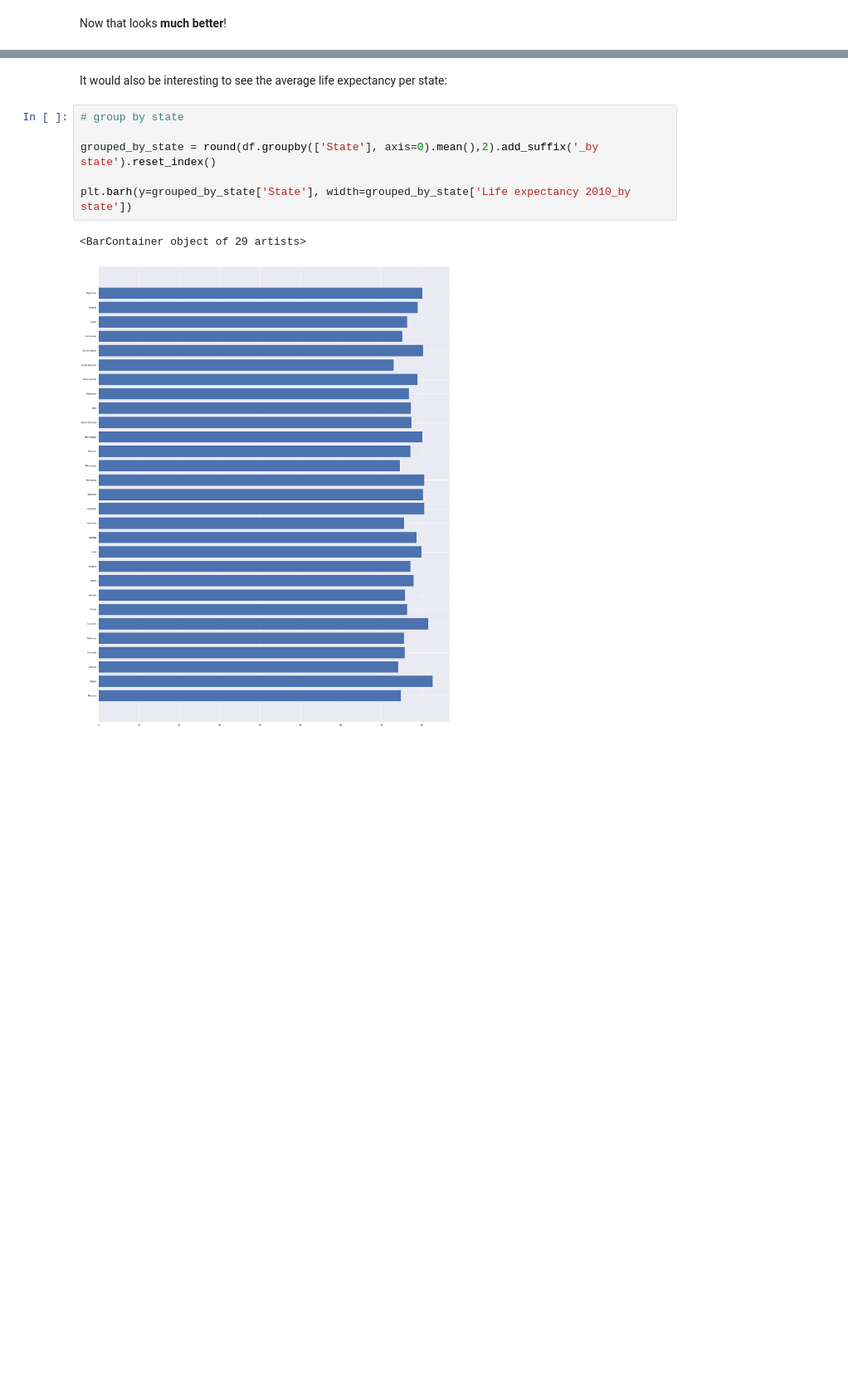
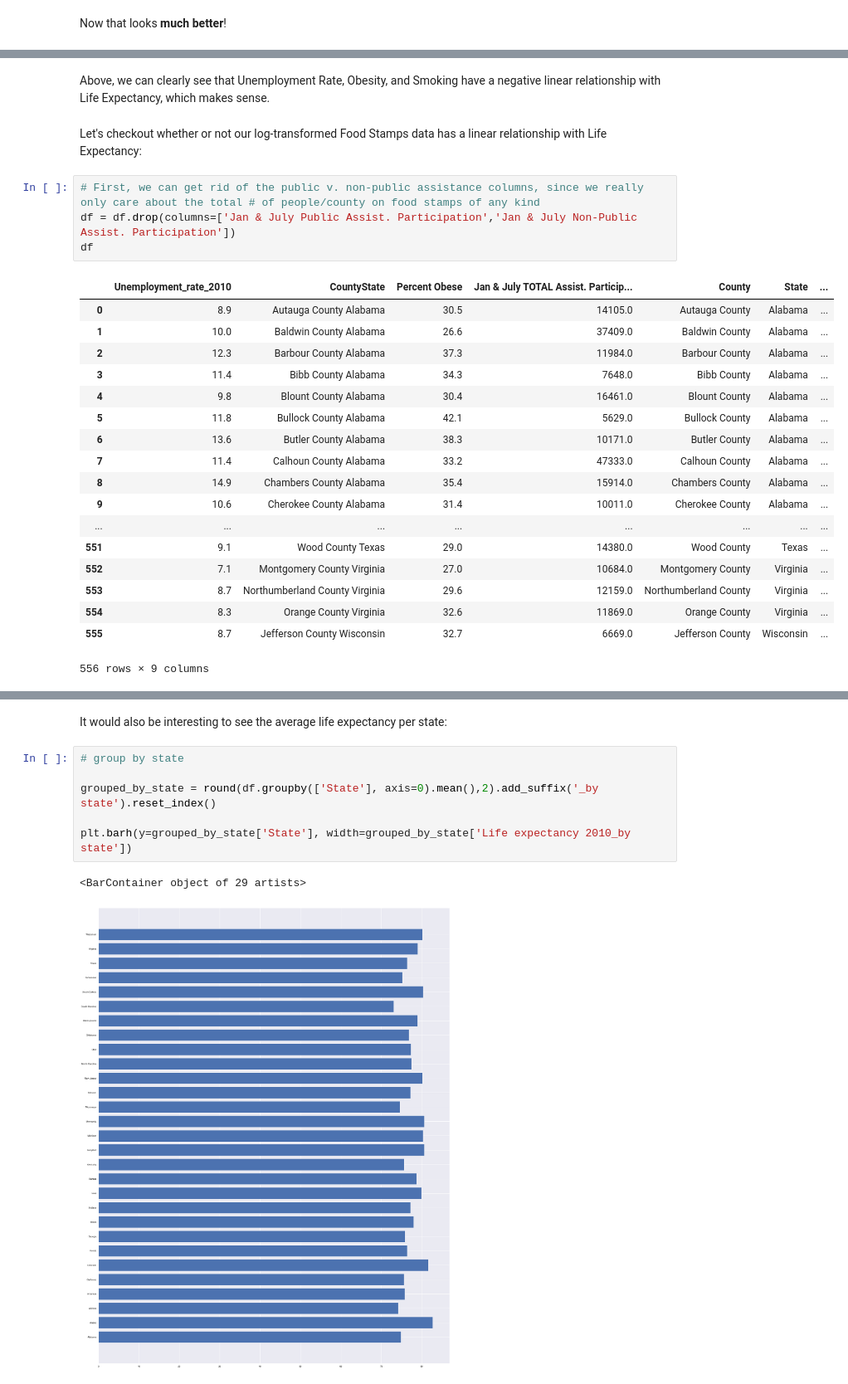
Before and after one commit to aulorbe/Life-Expectancy-In-The-US, a Jupyter notebook: EDA_initial.ipynb, the cells around one changed output, grey strips where cells are left out. Shown at 83% size. Cells and saved outputs as stored; diff of their text form; blank space fills up the shorter version.

```diff
--- a/EDA_initial.ipynb
+++ b/EDA_initial.ipynb
@@ -113,0 +118,27 @@ In order to run a linear regression analysis, our data needs to meet three crite
+# %% [markdown]
+Above, we can clearly see that Unemployment Rate, Obesity, and Smoking have a negative linear relationship with Life Expectancy, which makes sense.
+# %% [markdown]
+Let's checkout whether or not our log-transformed Food Stamps data has a linear relationship with Life Expectancy:
+# %%
+# First, we can get rid of the public v. non-public assistance columns, since we really only care about the total # of people/county on food stamps of any kind
+df = df.drop(columns=['Jan & July Public Assist. Participation','Jan & July Non-Public Assist. Participation'])
+df
+# %% [output]
+|  | Unemployment_rate_2010 | CountyState | Percent Obese | Jan & July TOTAL Assist. Particip... | County | State | ... |
+| 0 | 8.9 | Autauga County Alabama | 30.5 | 14105.0 | Autauga County | Alabama | ... |
+| 1 | 10.0 | Baldwin County Alabama | 26.6 | 37409.0 | Baldwin County | Alabama | ... |
+| 2 | 12.3 | Barbour County Alabama | 37.3 | 11984.0 | Barbour County | Alabama | ... |
+| 3 | 11.4 | Bibb County Alabama | 34.3 | 7648.0 | Bibb County | Alabama | ... |
+| 4 | 9.8 | Blount County Alabama | 30.4 | 16461.0 | Blount County | Alabama | ... |
+| 5 | 11.8 | Bullock County Alabama | 42.1 | 5629.0 | Bullock County | Alabama | ... |
+| 6 | 13.6 | Butler County Alabama | 38.3 | 10171.0 | Butler County | Alabama | ... |
+| 7 | 11.4 | Calhoun County Alabama | 33.2 | 47333.0 | Calhoun County | Alabama | ... |
+| 8 | 14.9 | Chambers County Alabama | 35.4 | 15914.0 | Chambers County | Alabama | ... |
+| 9 | 10.6 | Cherokee County Alabama | 31.4 | 10011.0 | Cherokee County | Alabama | ... |
+| ... | ... | ... | ... | ... | ... | ... | ... |
+| 551 | 9.1 | Wood County Texas | 29.0 | 14380.0 | Wood County | Texas | ... |
+| 552 | 7.1 | Montgomery County Virginia | 27.0 | 10684.0 | Montgomery County | Virginia | ... |
+| 553 | 8.7 | Northumberland County Virginia | 29.6 | 12159.0 | Northumberland County | Virginia | ... |
+| 554 | 8.3 | Orange County Virginia | 32.6 | 11869.0 | Orange County | Virginia | ... |
+| 555 | 8.7 | Jefferson County Wisconsin | 32.7 | 6669.0 | Jefferson County | Wisconsin | ... |
+556 rows × 9 columns
```
Also changed, not shown: parts of 13 cells of this notebook.
